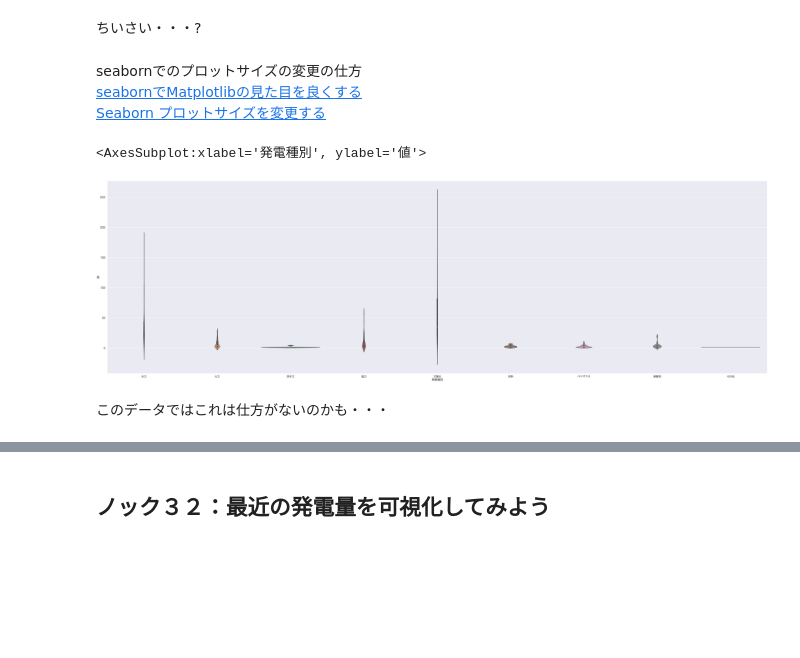
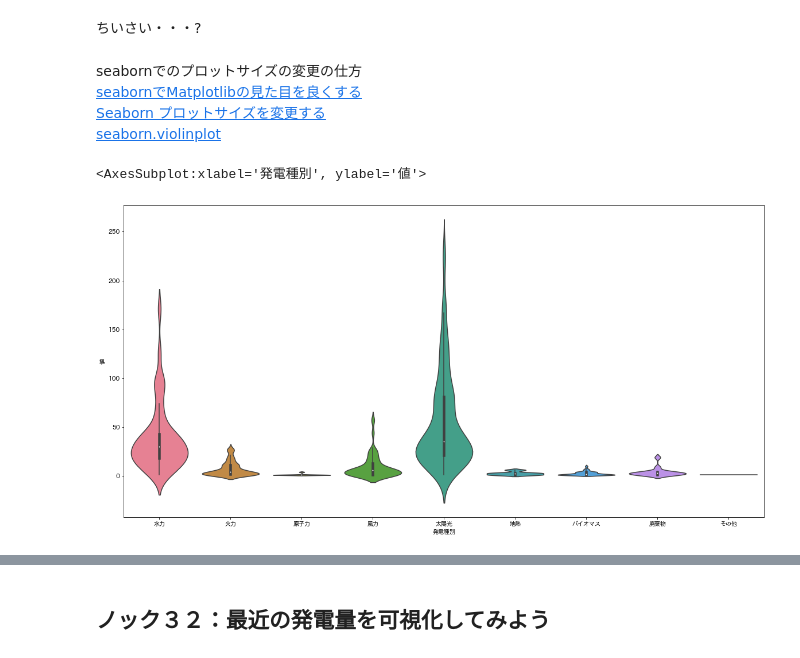
Before and after one commit to ayakamori0702/100knock-process-visualization, a Jupyter notebook: chapter-2/src/2章.ipynb, the cells around one changed output, grey strips where cells are left out. Drawn from its saved outputs; the diff is of its cells as text; code cells hidden in the pictures; blank space fills up the shorter version.

```diff
--- a/chapter-2/src/2章.ipynb
+++ b/chapter-2/src/2章.ipynb
@@ -592,11 +591,11 @@ sns.violinplot(x=viz_data['発電種別'], y=viz_data['値'])
 seabornでのプロットサイズの変更の仕方
 [seabornでMatplotlibの見た目を良くする](https://note.nkmk.me/python-matplotlib-seaborn-basic/)
 [Seaborn プロットサイズを変更する](https://www.delftstack.com/ja/howto/seaborn/size-of-seaborn-plot/)
+[seaborn.violinplot](https://seaborn.pydata.org/generated/seaborn.violinplot.html)
 # %%
-sns.set_context("poster")
-sns.violinplot(x=viz_data['発電種別'], y=viz_data['値'])
+plt.figure(figsize=(20, 10))
+sns.violinplot(x=viz_data['発電種別'], y=viz_data['値'],
+scale="width", palette="husl")
 # %% [output]
 <AxesSubplot:xlabel='発電種別', ylabel='値'>
-[figure, old version]
+[figure, new version]
-# %% [markdown]
-このデータではこれは仕方がないのかも・・・
```
Also changed, not shown: parts of 49 cells of this notebook, 6 other files.
